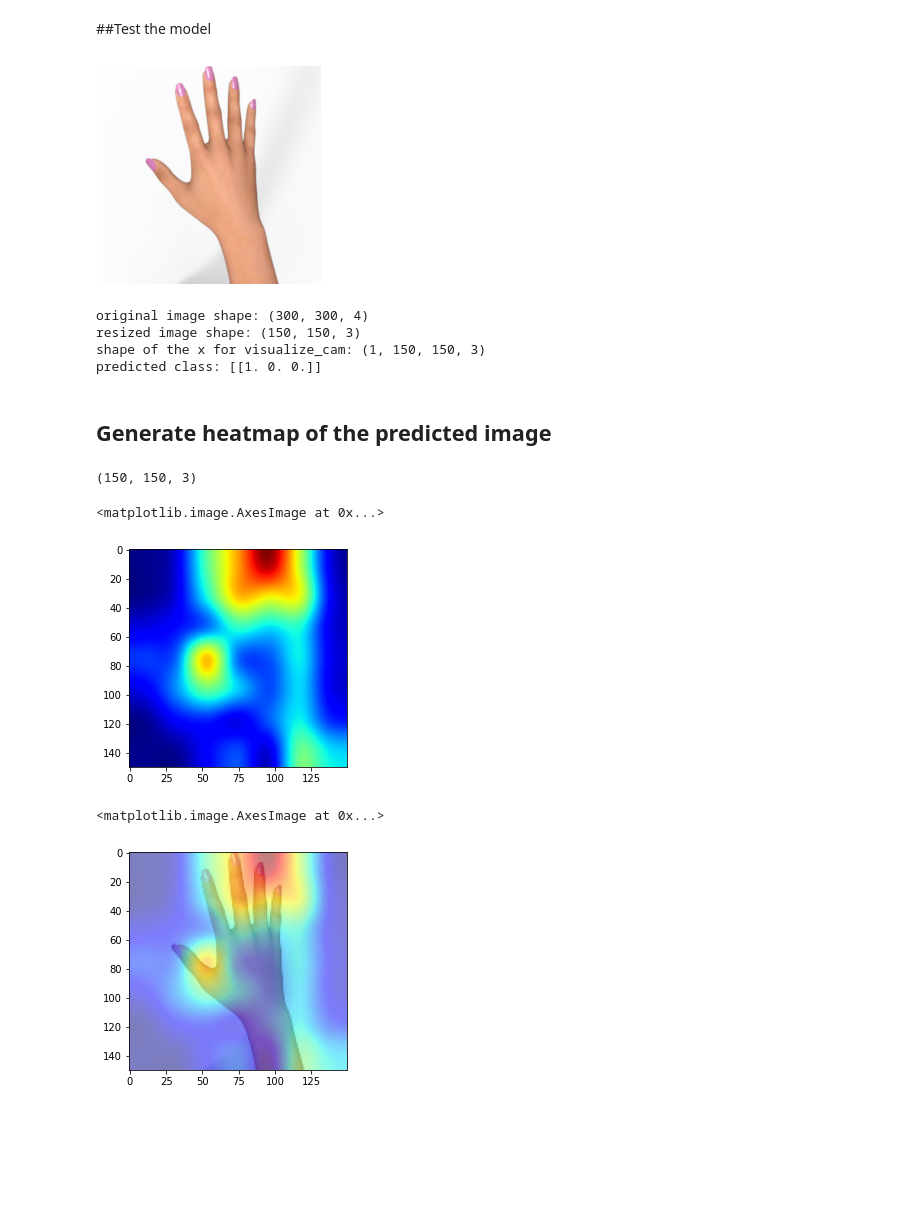
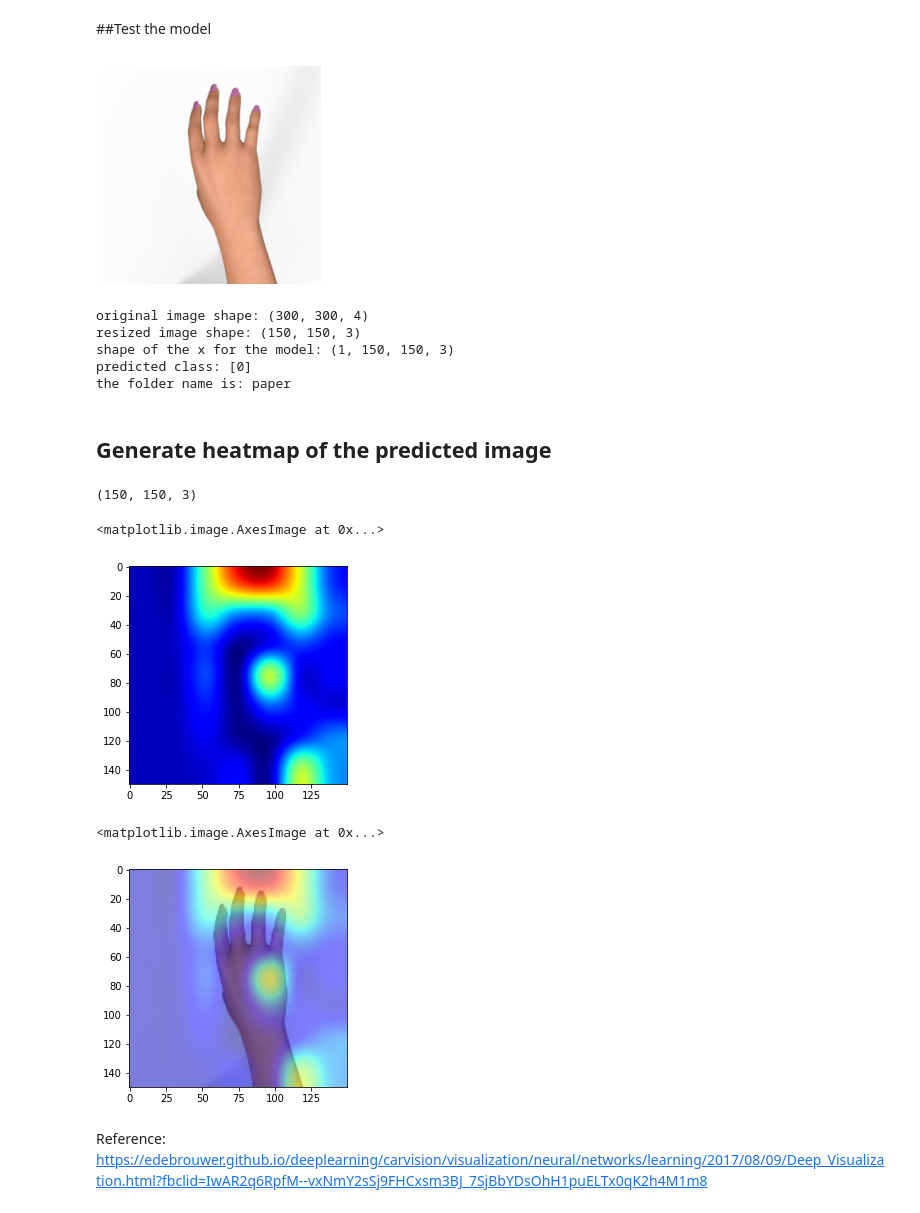
Before and after one commit to openaifab/Image-LAB-for-training, a Jupyter notebook: 5 CAM(Class Activation Map).ipynb, the cells around one changed output. Drawn from its saved outputs; the diff is of its cells as text; code cells hidden in the pictures; blank space fills up the shorter version.

```diff
--- a/5 CAM(Class Activation Map).ipynb
+++ b/5 CAM(Class Activation Map).ipynb
@@ -165,0 +177,8 @@ Found 372 images belonging to 3 classes.
+# %%
+# make sure two dictionaries are the same
+labels = (train_generator.class_indices)
+labels = dict((v,k) for k,v in labels.items())
+print(labels)
+labels = (validation_generator.class_indices)
+labels = dict((v,k) for k,v in labels.items())
+print(labels)
@@ -272,32 +294,36 @@ Use tf.where in 2.0, which has the same broadcast rule as np.where
 ##Test the model
 # %%
 # predicting images
-path = "tmp/rps-test-set/paper/testpaper01-11.png"
+path = "tmp/rps-test-set/paper/testpaper01-28.png"
 #path = "tmp/rps-test-set/rock/testrock01-05.png"
 #path = "tmp/rps-test-set/scissors/testscissors01-05.png"
 
-#show the image
+# show the image
 img = mpimg.imread(path)
 plt.imshow(img)
 plt.axis('Off')
 plt.show()
 print("original image shape:", img.shape)
 
+# resize the image
 img = image.load_img(path, target_size=(150, 150))
 img = image.img_to_array(img)
 print("resized image shape:", img.shape)
-x = np.expand_dims(img, axis=0)
-print("shape of the x for visualize_cam:", x.shape)
+x = np.expand_dims(img, axis=0) / 255 # remember to divide by 255
+print("shape of the x for the model:", x.shape)
 
-#images = np.vstack([x])
-classes = model.predict(x, batch_size=10)
+# predict_classes
+classes = model.predict_classes(x)
 print("predicted class:", classes)
+class_name = labels[classes[0]]
+print("the folder name is:", class_name)
 # %% [output]
-[figure, old version]
+[figure, new version]
 original image shape: (300, 300, 4)
 resized image shape: (150, 150, 3)
-shape of the x for visualize_cam: (1, 150, 150, 3)
-predicted class: [[1. 0. 0.]]
+shape of the x for the model: (1, 150, 150, 3)
+predicted class: [0]
+the folder name is: paper
 # %% [markdown]
 ## Generate heatmap of the predicted image
 # %%
@@ -307,9 +333,11 @@ plt.imshow(heatmap)
 # %% [output]
 (150, 150, 3)
 <matplotlib.image.AxesImage at 0x...>
-[figure, old version]
+[figure, new version]
 # %%
 plt.imshow(overlay(img, heatmap).astype('uint8'))
 # %% [output]
 <matplotlib.image.AxesImage at 0x...>
-[figure, old version]
+[figure, new version]
+# %% [markdown]
+Reference: https://edebrouwer.github.io/deeplearning/carvision/visualization/neural/networks/learning/2017/08/09/Deep_Visualization.html?fbclid=IwAR2q6RpfM--vxNmY2sSj9FHCxsm3BJ_7SjBbYDsOhH1puELTx0qK2h4M1m8
```
Also changed, not shown: parts of 9 cells of this notebook, 2 other files.
